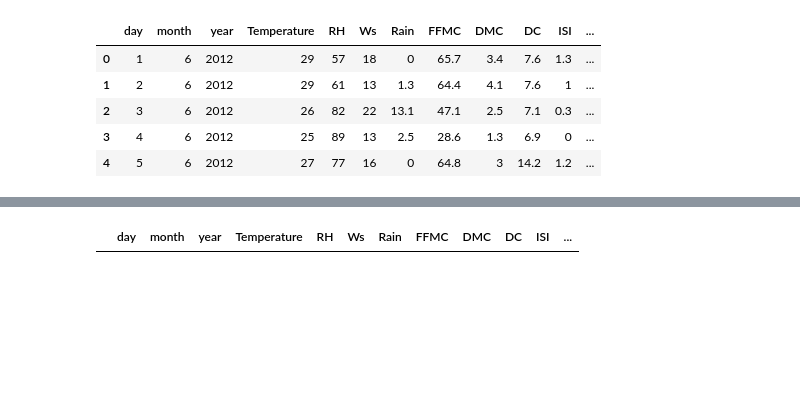
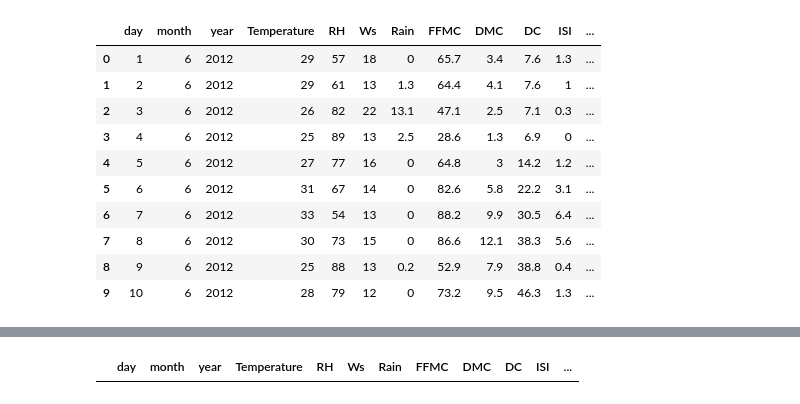
Before and after one commit to Glanisha/Python-Bootcamp, a Jupyter notebook: Algerian_Forest_Fire/data_cleaning.ipynb, the cells around one changed output, grey strips where cells are left out. Cells and saved outputs as stored; diff of their text form; code cells hidden in the pictures; blank space fills up the shorter version.

```diff
--- a/Algerian_Forest_Fire/data_cleaning.ipynb
+++ b/Algerian_Forest_Fire/data_cleaning.ipynb
@@ -26,15 +26,20 @@ Data columns (total 14 columns):
 dtypes: object(14)
 memory usage: 27.1+ KB
 # %%
-dataset.head()
+dataset.head(10)
 #we will predict the temperature column
 # %% [output]
 |  | day | month | year | Temperature | RH | Ws | Rain | FFMC | DMC | DC | ISI | ... |
 | 0 | 1 | 6 | 2012 | 29 | 57 | 18 | 0 | 65.7 | 3.4 | 7.6 | 1.3 | ... |
 | 1 | 2 | 6 | 2012 | 29 | 61 | 13 | 1.3 | 64.4 | 4.1 | 7.6 | 1 | ... |
 | 2 | 3 | 6 | 2012 | 26 | 82 | 22 | 13.1 | 47.1 | 2.5 | 7.1 | 0.3 | ... |
 | 3 | 4 | 6 | 2012 | 25 | 89 | 13 | 2.5 | 28.6 | 1.3 | 6.9 | 0 | ... |
 | 4 | 5 | 6 | 2012 | 27 | 77 | 16 | 0 | 64.8 | 3 | 14.2 | 1.2 | ... |
+| 5 | 6 | 6 | 2012 | 31 | 67 | 14 | 0 | 82.6 | 5.8 | 22.2 | 3.1 | ... |
+| 6 | 7 | 6 | 2012 | 33 | 54 | 13 | 0 | 88.2 | 9.9 | 30.5 | 6.4 | ... |
+| 7 | 8 | 6 | 2012 | 30 | 73 | 15 | 0 | 86.6 | 12.1 | 38.3 | 5.6 | ... |
+| 8 | 9 | 6 | 2012 | 25 | 88 | 13 | 0.2 | 52.9 | 7.9 | 38.8 | 0.4 | ... |
+| 9 | 10 | 6 | 2012 | 28 | 79 | 12 | 0 | 73.2 | 9.5 | 46.3 | 1.3 | ... |
 # %%
 dataset[dataset.isnull().any(axis=1)]
 # %% [output]
```
Also changed, not shown: 2 other files.
